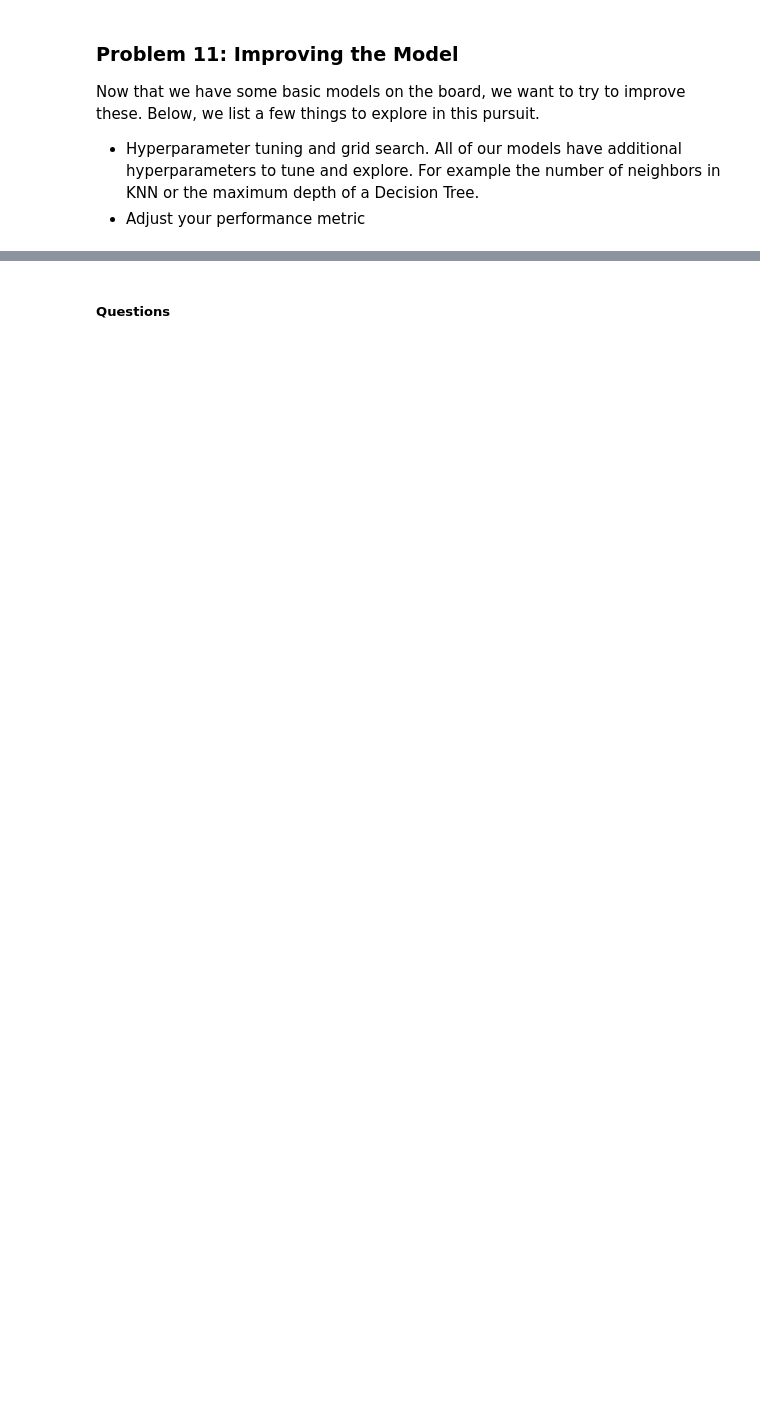
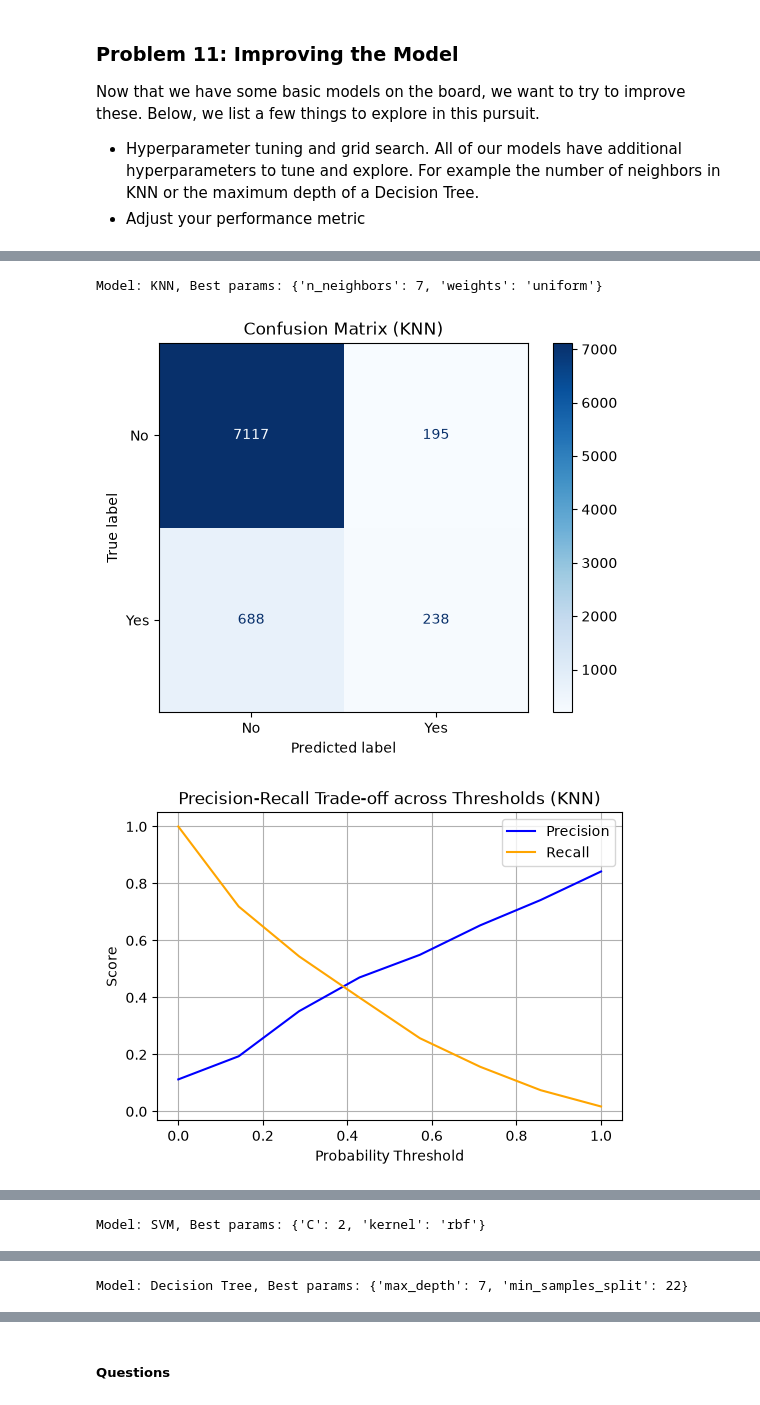
Before and after one commit to vegalopm/ml-assignment-mod17, a Jupyter notebook: prompt_III.ipynb, the cells around one changed output, grey strips where cells are left out. Saved outputs shown, nothing was run; the diff lists cells and outputs as text; code cells hidden in the pictures; blank space fills up the shorter version.

```diff
--- a/prompt_III.ipynb
+++ b/prompt_III.ipynb
@@ -406,13 +487,13 @@ results_default_scoring_df
 # %%
 # Grid Search with scoring set to 'f1'.
 # This should perform better with an imbalanced Dataset.
+models = {
+    'KNN': (KNeighborsClassifier(), {'KNN__n_neighbors': [1, 3, 5, 7], 'KNN__weights': ['uniform', 'distance']}),
+    'SVM': (SVC(max_iter=20_000, tol=1e-3, class_weight='balanced'), {'SVM__C': [2, 3, 5, 10], 'SVM__kernel': ['linear', 'rbf']}),
+    'DecisionTree': (DecisionTreeClassifier(class_weight='balanced'), {'DecisionTree__max_depth': [None, 6, 7, 10, 12], 'DecisionTree__min_samples_split': [10, 12, 15, 20, 22]})
+}
 
-results_f1_scoring = grid_search(models, scoring='f1')
-
-# Extracting best params to be able to then output the table.
-f1_scoring_best_params = []
-for result in results_f1_scoring:
-  f1_scoring_best_params.append({'Model': result['Model'], 'best_params': result.pop('best_params')})
+results_f1_scoring, best_values_f1 = grid_search(models, scoring='f1')
 
 results_f1_scoring_df = pd.DataFrame(results_f1_scoring)
 results_f1_scoring_df.set_index('Model', inplace=True)
@@ -419,0 +507,6 @@ results_f1_scoring_df
+# %%
+plot_results(best_values_f1)
+# %% [output]
+Model: KNN, Best params: {'n_neighbors': 7, 'weights': 'uniform'}
+[figure, added]
+[figure, added]
@@ -419,0 +514 @@ results_f1_scoring_df
+Model: SVM, Best params: {'C': 2, 'kernel': 'rbf'}
@@ -419,0 +518 @@ results_f1_scoring_df
+Model: Decision Tree, Best params: {'max_depth': 7, 'min_samples_split': 22}
```
Also changed, not shown: parts of 18 cells of this notebook.
